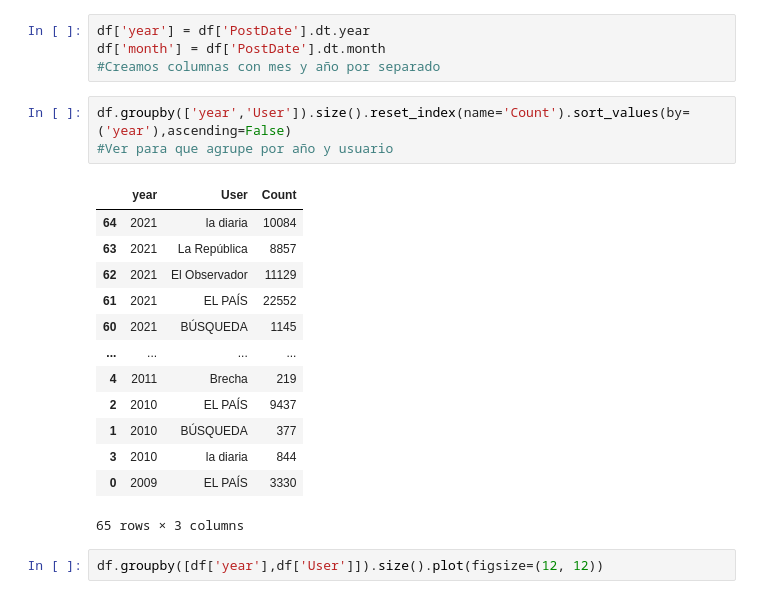
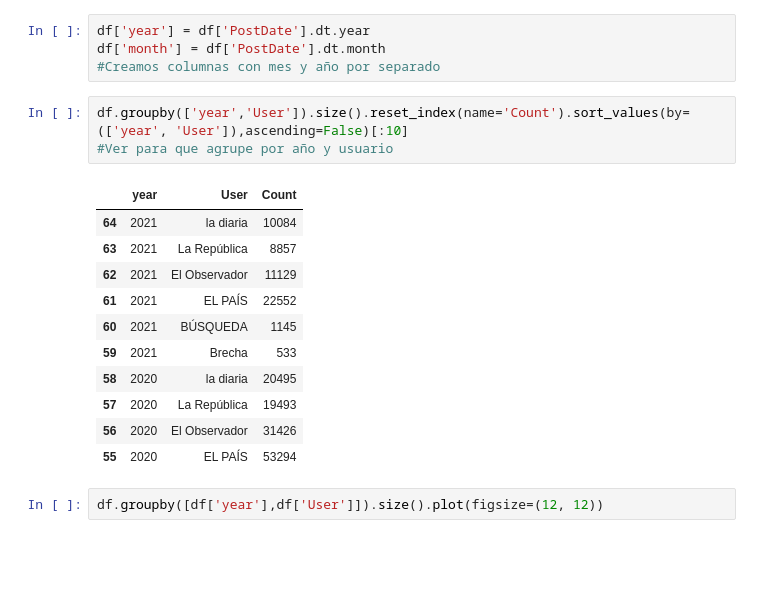
Before and after one commit to easyundercover/4geeks-final-project, a Jupyter notebook: src/explore.ipynb, the cells around one changed output. Saved outputs shown, nothing was run; the diff lists cells and outputs as text; blank space fills up the shorter version.

```diff
--- a/src/explore.ipynb
+++ b/src/explore.ipynb
@@ -109,22 +109,20 @@ df['year'] = df['PostDate'].dt.year
 df['month'] = df['PostDate'].dt.month
 #Creamos columnas con mes y año por separado
 # %%
-df.groupby(['year','User']).size().reset_index(name='Count').sort_values(by=('year'),ascending=False)
+df.groupby(['year','User']).size().reset_index(name='Count').sort_values(by=(['year', 'User']),ascending=False)[:10]
 #Ver para que agrupe por año y usuario
 # %% [output]
 |  | year | User | Count |
 | 64 | 2021 | la diaria | 10084 |
 | 63 | 2021 | La República | 8857 |
 | 62 | 2021 | El Observador | 11129 |
 | 61 | 2021 | EL PAÍS | 22552 |
 | 60 | 2021 | BÚSQUEDA | 1145 |
-| ... | ... | ... | ... |
-| 4 | 2011 | Brecha | 219 |
-| 2 | 2010 | EL PAÍS | 9437 |
-| 1 | 2010 | BÚSQUEDA | 377 |
-| 3 | 2010 | la diaria | 844 |
-| 0 | 2009 | EL PAÍS | 3330 |
+| 59 | 2021 | Brecha | 533 |
+| 58 | 2020 | la diaria | 20495 |
+| 57 | 2020 | La República | 19493 |
+| 56 | 2020 | El Observador | 31426 |
+| 55 | 2020 | EL PAÍS | 53294 |
-65 rows × 3 columns
 # %%
 df.groupby([df['year'],df['User']]).size().plot(figsize=(12, 12))
 # %% [output]
```
Also changed, not shown: parts of 3 cells of this notebook.
